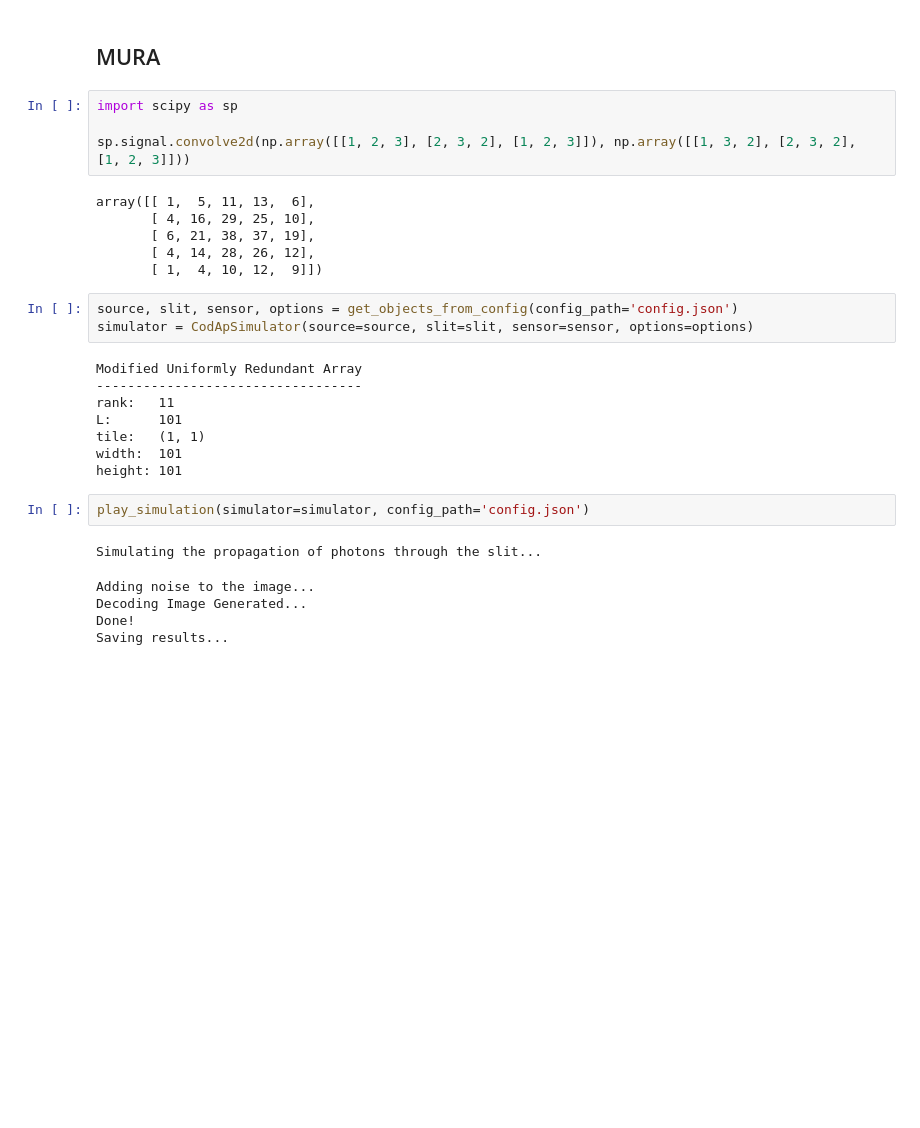
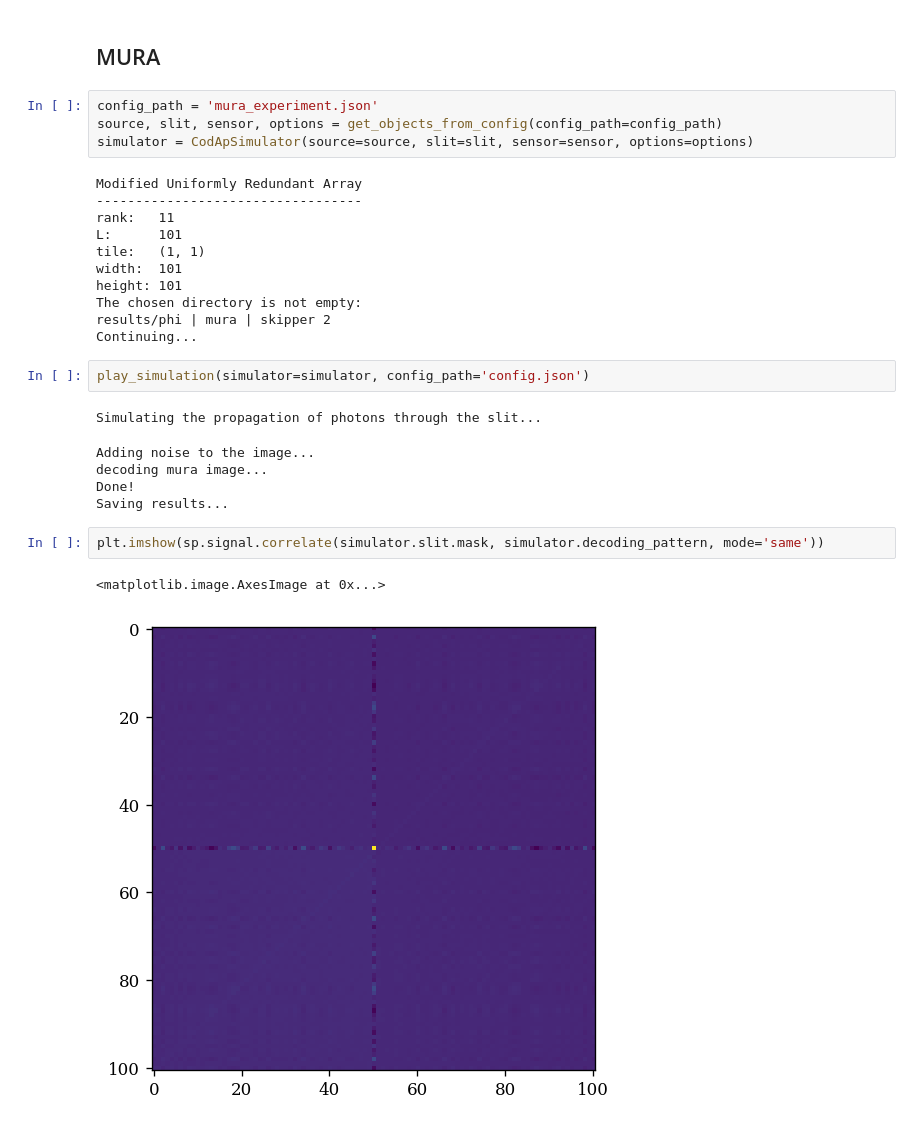
Before and after one commit to Eitan-Sprejer/CodedAperture, a Jupyter notebook: testing.ipynb, the cells around one changed output. Cells and saved outputs as stored; diff of their text form; blank space fills up the shorter version.

Commit message:
MURA testing

```diff
--- a/testing.ipynb
+++ b/testing.ipynb
@@ -39,18 +40,9 @@ Saving results...
 # Testing Decoding
 # %% [markdown]
 ## MURA
-# %%
-import scipy as sp
-
-sp.signal.convolve2d(np.array([[1, 2, 3], [2, 3, 2], [1, 2, 3]]), np.array([[1, 3, 2], [2, 3, 2], [1, 2, 3]]))
-# %% [output]
-array([[ 1,  5, 11, 13,  6],
-       [ 4, 16, 29, 25, 10],
-       [ 6, 21, 38, 37, 19],
-       [ 4, 14, 28, 26, 12],
-       [ 1,  4, 10, 12,  9]])
 # %%
-source, slit, sensor, options = get_objects_from_config(config_path='config.json')
+config_path = 'mura_experiment.json'
+source, slit, sensor, options = get_objects_from_config(config_path=config_path)
 simulator = CodApSimulator(source=source, slit=slit, sensor=sensor, options=options)
 # %% [output]
 Modified Uniformly Redundant Array
@@ -60,11 +52,19 @@ L:      101
 tile:   (1, 1)
 width:  101
 height: 101
+The chosen directory is not empty:
+results/phi | mura | skipper 2
+Continuing...
 # %%
 play_simulation(simulator=simulator, config_path='config.json')
 # %% [output]
 Simulating the propagation of photons through the slit...
 Adding noise to the image...
-Decoding Image Generated...
+decoding mura image...
 Done!
 Saving results...
+# %%
+plt.imshow(sp.signal.correlate(simulator.slit.mask, simulator.decoding_pattern, mode='same'))
+# %% [output]
+<matplotlib.image.AxesImage at 0x...>
+[figure, added]
```
Also changed, not shown: parts of 3 cells of this notebook.
